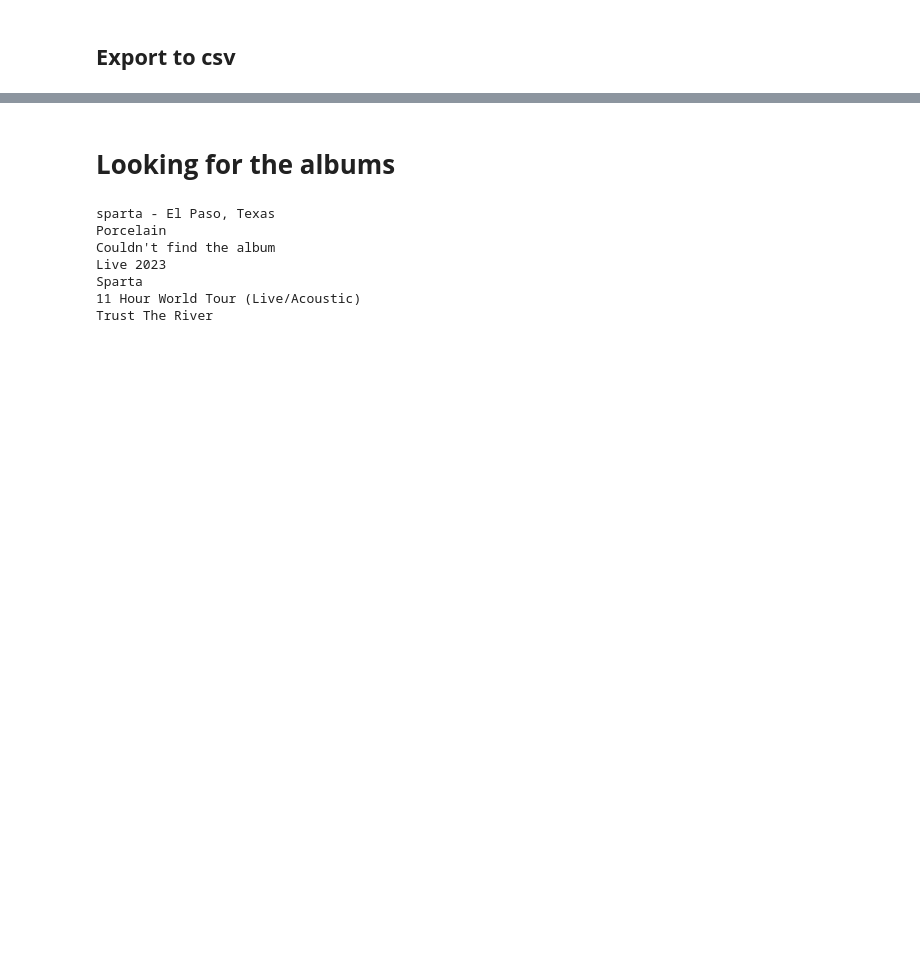
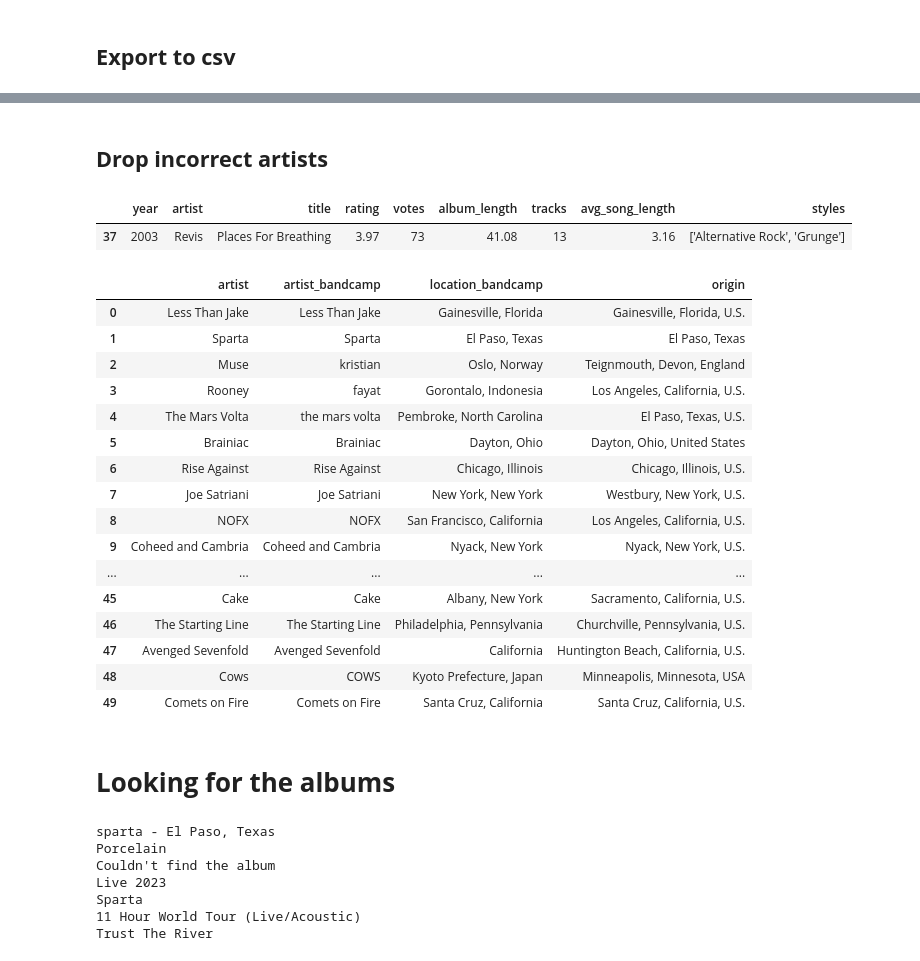
Before and after one commit to arnauog/what_the_rock, a Jupyter notebook: 8 Bandcamp.ipynb, the cells around one changed output, grey strips where cells are left out. Drawn from its saved outputs; the diff is of its cells as text; code cells hidden in the pictures; blank space fills up the shorter version.

```diff
--- a/8 Bandcamp.ipynb
+++ b/8 Bandcamp.ipynb
@@ -162,0 +163,27 @@ df_artists_bandcamp_concat.to_csv('streamlit/Datasets/bandcamp/df_artists_bandca
+# %% [markdown]
+## **Drop incorrect artists**
+# %%
+df_ratings[df_ratings['artist']=='Revis']
+# %% [output]
+|  | year | artist | title | rating | votes | album_length | tracks | avg_song_length | styles |
+| 37 | 2003 | Revis | Places For Breathing | 3.97 | 73 | 41.08 | 13 | 3.16 | ['Alternative Rock', 'Grunge'] |
+# %%
+df_artists_bandcamp_concat.head(50)
+# %% [output]
+|  | artist | artist_bandcamp | location_bandcamp | origin |
+| 0 | Less Than Jake | Less Than Jake | Gainesville, Florida | Gainesville, Florida, U.S. |
+| 1 | Sparta | Sparta | El Paso, Texas | El Paso, Texas |
+| 2 | Muse | kristian | Oslo, Norway | Teignmouth, Devon, England |
+| 3 | Rooney | fayat | Gorontalo, Indonesia | Los Angeles, California, U.S. |
+| 4 | The Mars Volta | the mars volta | Pembroke, North Carolina | El Paso, Texas, U.S. |
+| 5 | Brainiac | Brainiac | Dayton, Ohio | Dayton, Ohio, United States |
+| 6 | Rise Against | Rise Against | Chicago, Illinois | Chicago, Illinois, U.S. |
+| 7 | Joe Satriani | Joe Satriani | New York, New York | Westbury, New York, U.S. |
+| 8 | NOFX | NOFX | San Francisco, California | Los Angeles, California, U.S. |
+| 9 | Coheed and Cambria | Coheed and Cambria | Nyack, New York | Nyack, New York, U.S. |
+| ... | ... | ... | ... | ... |
+| 45 | Cake | Cake | Albany, New York | Sacramento, California, U.S. |
+| 46 | The Starting Line | The Starting Line | Philadelphia, Pennsylvania | Churchville, Pennsylvania, U.S. |
+| 47 | Avenged Sevenfold | Avenged Sevenfold | California | Huntington Beach, California, U.S. |
+| 48 | Cows | COWS | Kyoto Prefecture, Japan | Minneapolis, Minnesota, USA |
+| 49 | Comets on Fire | Comets on Fire | Santa Cruz, California | Santa Cruz, California, U.S. |
```
Also changed, not shown: parts of 7 cells of this notebook, 12 other files.
